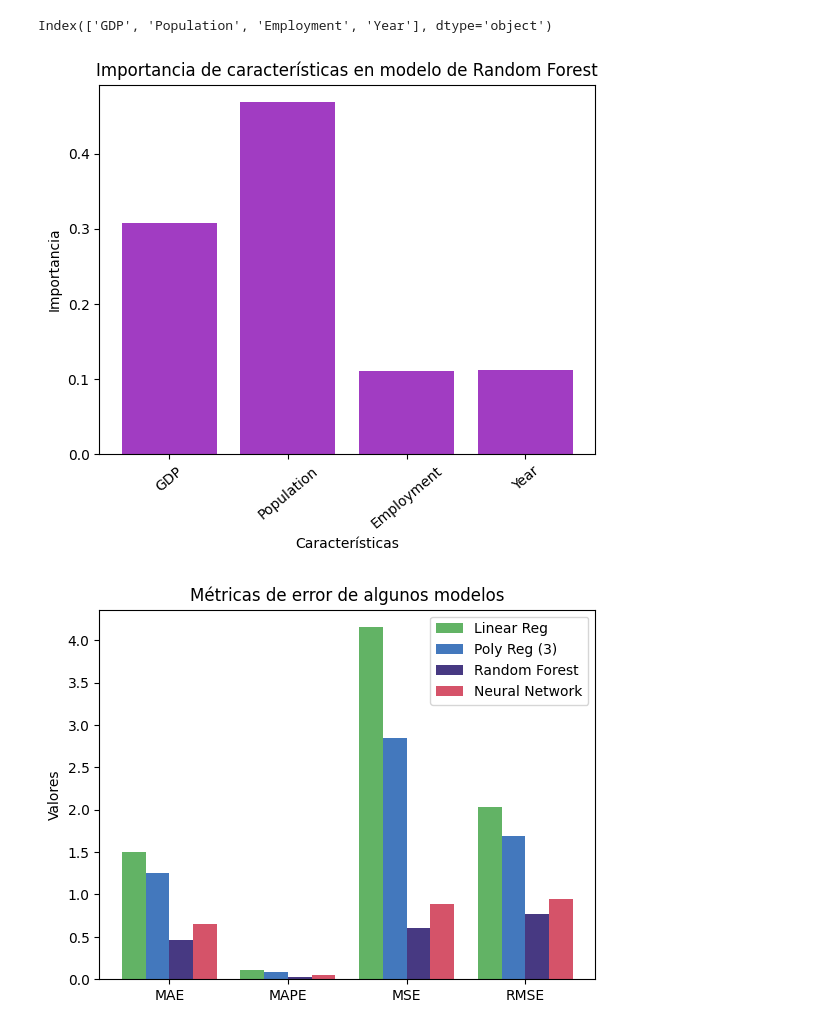
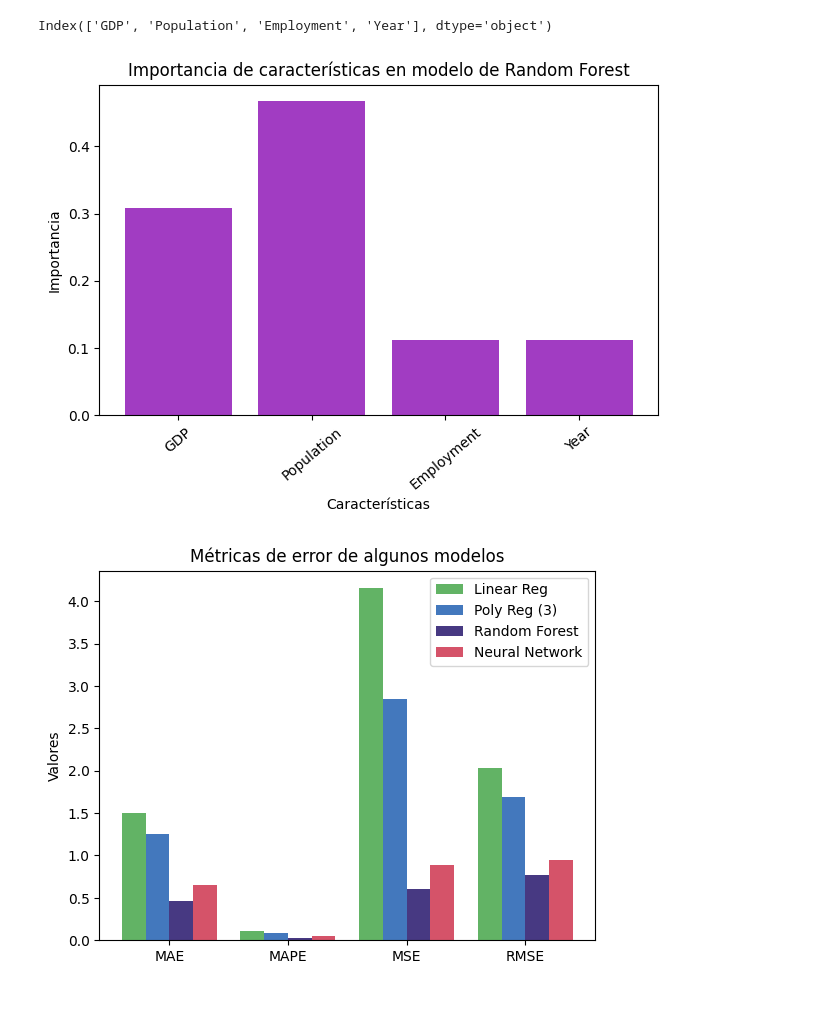
Before and after one commit to celiacnavarro/ML_Project, a Jupyter notebook: notebooks/notebook_models.ipynb, the cells around one changed output. Saved outputs shown, nothing was run; the diff lists cells and outputs as text; code cells hidden in the pictures; blank space fills up the shorter version.

```diff
--- a/notebooks/notebook_models.ipynb
+++ b/notebooks/notebook_models.ipynb
@@ -16,26 +16,27 @@ Index(['GDP', 'Population', 'Employment', 'Year'], dtype='object')
 # %%
 import matplotlib.pyplot as plt
 
 # Obtener las importancias de las features
 importances = model.named_steps['randomforestregressor'].feature_importances_
 features = X_train.columns
 
 fig, ax = plt.subplots()
 
 # Crear un gráfico de barras de las importancias de las features
 plt.bar(features, importances, color='#A13CC2')
 
 # Añadir títulos y etiquetas
 ax.set_title('Importancia de características en modelo de Random Forest')
 ax.set_xlabel('Características')
 ax.set_ylabel('Importancia')
 
 # Ajustar las etiquetas del eje x para evitar solapamiento
 plt.xticks(rotation=40)
 
+plt.tight_layout()
 plt.savefig('resources/img/RF_featureimportance.png')
 # %% [output]
-[figure, old version]
+[figure, new version]
 # %%
 import pandas as pd
 linreg = pd.read_csv('data/error_metrics/error_linear_reg.csv')
```
Also changed, not shown: 6 other files.
